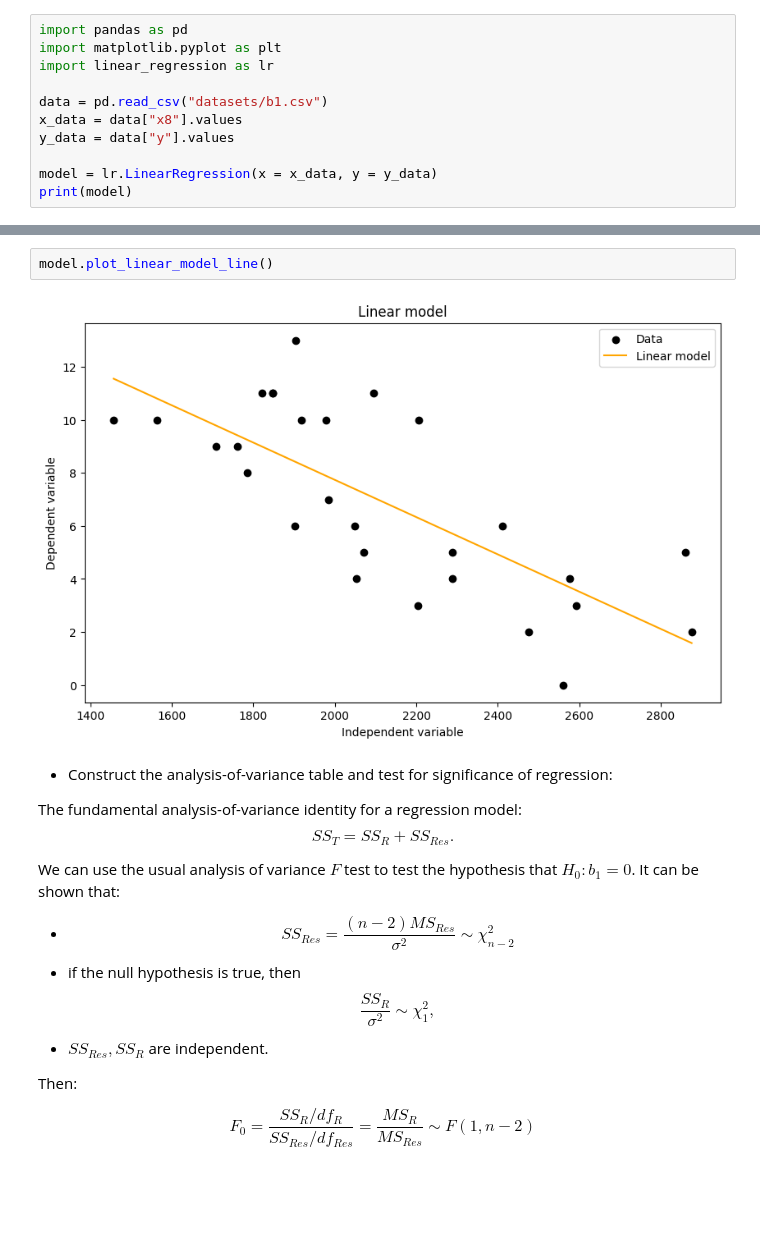
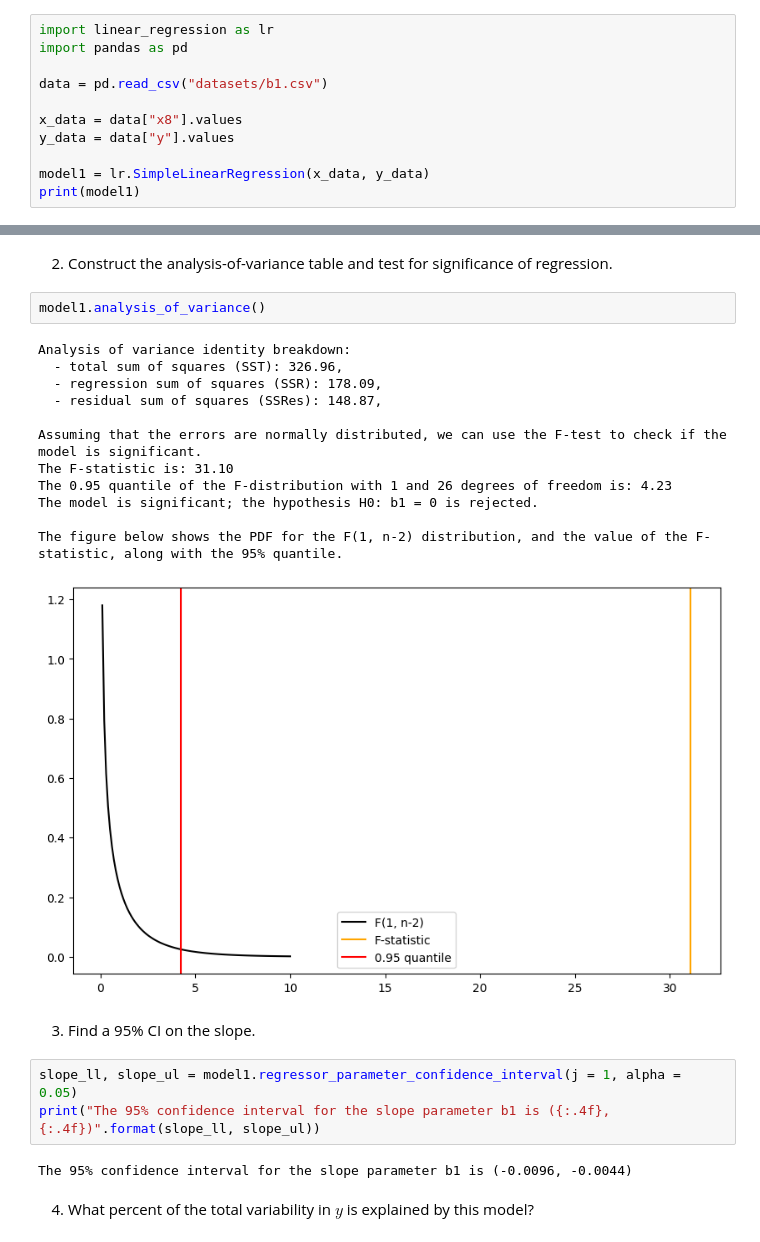
Before and after one commit to adrianmisak215/linear-regression, a Jupyter notebook: ch02_exercises.ipynb, the cells around one changed output, grey strips where cells are left out. Drawn from its saved outputs; the diff is of its cells as text; blank space fills up the shorter version.

```diff
--- a/ch02_exercises.ipynb
+++ b/ch02_exercises.ipynb
@@ -14,14 +10,14 @@ rushing is limited to 2000 yards.
 # %%
+import linear_regression as lr
 import pandas as pd
-import matplotlib.pyplot as plt
-import linear_regression as lr
 
 data = pd.read_csv("datasets/b1.csv")
+
 x_data = data["x8"].values
 y_data = data["y"].values
 
-model = lr.LinearRegression(x = x_data, y = y_data)
-print(model)
+model1 = lr.SimpleLinearRegression(x_data, y_data)
+print(model1)
 # %% [output]
 Simple linear regression model trained on 28 observations.
 The estimated parameters are:
@@ -45,19 +26,26 @@ The H0 hypothesis b1 = 0 is: REJECTED
-# %%
-model.plot_linear_model_line()
-# %% [output]
-[figure, removed]
-# %% [markdown]
-- Construct the analysis-of-variance table and test for significance of regression:
-
-The fundamental analysis-of-variance identity for a regression model:
-$$SS_T = SS_R + SS_{Res}.$$
-
-We can use the usual analysis of variance $F$ test to test the hypothesis that $H_0: b_1=0$. It can be shown that:
-- $$SS_{Res} = \frac{(n-2)MS_{Res}}{\sigma^2} \sim \chi^2_{n-2}$$
-- if the null hypothesis is true, then
-$$\frac{SS_R}{\sigma^2} \sim \chi^2_{1},$$
-- $SS_{Res}, SS_R$ are independent.
-
-Then:
-
-$$F_0 = \frac{SS_R/df_R}{SS_{Res}/df_{Res}} = \frac{MS_R}{MS_{Res}} \sim F(1, n-2)$$
+# %% [markdown]
+2. Construct the analysis-of-variance table and test for significance of regression.
+# %%
+model1.analysis_of_variance()
+# %% [output]
+Analysis of variance identity breakdown:
+  - total sum of squares (SST): 326.96,
+  - regression sum of squares (SSR): 178.09,
+  - residual sum of squares (SSRes): 148.87,
+
+Assuming that the errors are normally distributed, we can use the F-test to check if the model is significant.
+The F-statistic is: 31.10
+The 0.95 quantile of the F-distribution with 1 and 26 degrees of freedom is: 4.23
+The model is significant; the hypothesis H0: b1 = 0 is rejected.
+
+The figure below shows the PDF for the F(1, n-2) distribution, and the value of the F-statistic, along with the 95% quantile.
+[figure, added]
+# %% [markdown]
+3. Find a 95% CI on the slope.
+# %%
+slope_ll, slope_ul = model1.regressor_parameter_confidence_interval(j = 1, alpha = 0.05)
+print("The 95% confidence interval for the slope parameter b1 is ({:.4f}, {:.4f})".format(slope_ll, slope_ul))
+# %% [output]
+The 95% confidence interval for the slope parameter b1 is (-0.0096, -0.0044)
+# %% [markdown]
+4. What percent of the total variability in $y$ is explained by this model?
```
Also changed, not shown: parts of 60 cells of this notebook, 8 other files.
